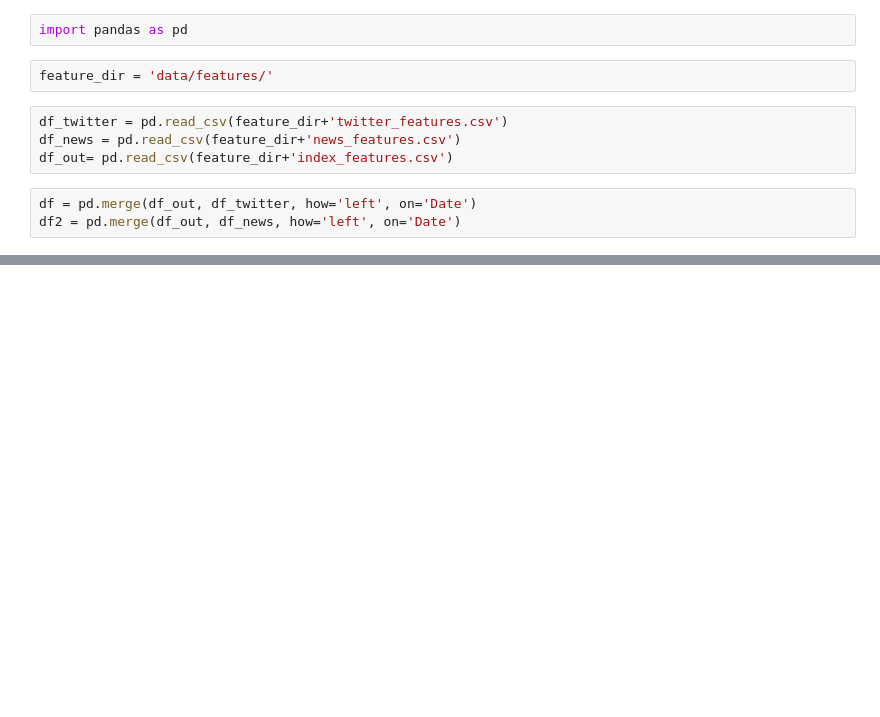
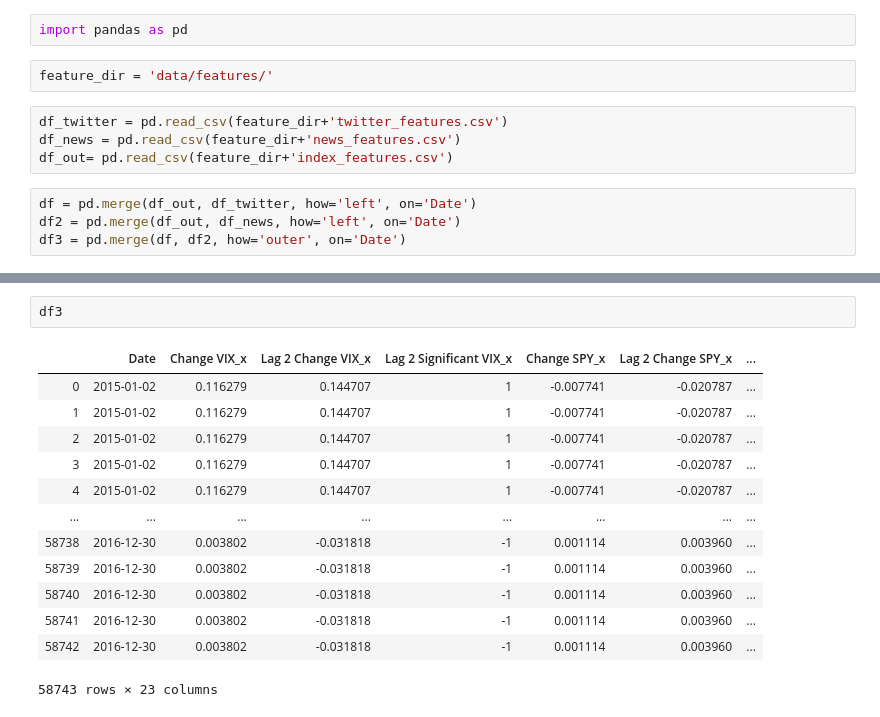
Before and after one commit to osirissc2/sentistock, a Jupyter notebook: CorrelationCheck.ipynb, the cells around one changed output, grey strips where cells are left out. Cells and saved outputs as stored; diff of their text form; blank space fills up the shorter version.

```diff
--- a/CorrelationCheck.ipynb
+++ b/CorrelationCheck.ipynb
@@ -9,6 +9,7 @@ df_out= pd.read_csv(feature_dir+'index_features.csv')
 # %%
 df = pd.merge(df_out, df_twitter, how='left', on='Date')
 df2 = pd.merge(df_out, df_news, how='left', on='Date')
+df3 = pd.merge(df, df2, how='outer', on='Date')
 # %%
 df.corr()
 # %% [output]
@@ -29,0 +43,16 @@ df.corr()
+# %%
+df3
+# %% [output]
+|  | Date | Change VIX_x | Lag 2 Change VIX_x | Lag 2 Significant VIX_x | Change SPY_x | Lag 2 Change SPY_x | ... |
+| 0 | 2015-01-02 | 0.116279 | 0.144707 | 1 | -0.007741 | -0.020787 | ... |
+| 1 | 2015-01-02 | 0.116279 | 0.144707 | 1 | -0.007741 | -0.020787 | ... |
+| 2 | 2015-01-02 | 0.116279 | 0.144707 | 1 | -0.007741 | -0.020787 | ... |
+| 3 | 2015-01-02 | 0.116279 | 0.144707 | 1 | -0.007741 | -0.020787 | ... |
+| 4 | 2015-01-02 | 0.116279 | 0.144707 | 1 | -0.007741 | -0.020787 | ... |
+| ... | ... | ... | ... | ... | ... | ... | ... |
+| 58738 | 2016-12-30 | 0.003802 | -0.031818 | -1 | 0.001114 | 0.003960 | ... |
+| 58739 | 2016-12-30 | 0.003802 | -0.031818 | -1 | 0.001114 | 0.003960 | ... |
+| 58740 | 2016-12-30 | 0.003802 | -0.031818 | -1 | 0.001114 | 0.003960 | ... |
+| 58741 | 2016-12-30 | 0.003802 | -0.031818 | -1 | 0.001114 | 0.003960 | ... |
+| 58742 | 2016-12-30 | 0.003802 | -0.031818 | -1 | 0.001114 | 0.003960 | ... |
+58743 rows × 23 columns
```
Also changed, not shown: parts of 2 cells of this notebook, 40 other files.
